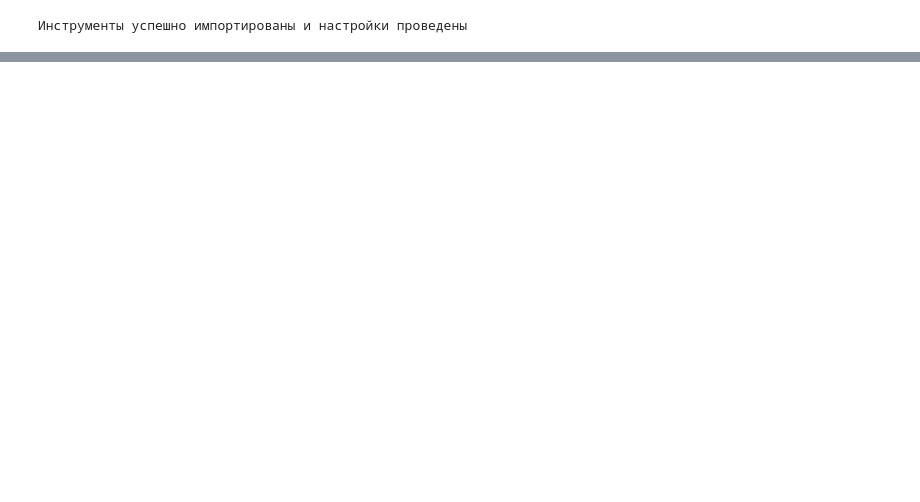
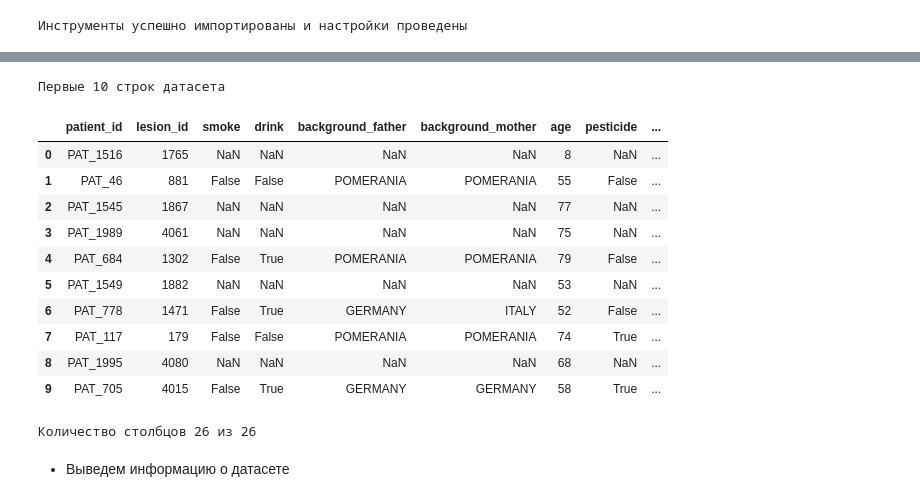
Before and after one commit to aleksandrakorol/Project-Data-Driven-Engineering, a Jupyter notebook: notebooks/EDA.ipynb, the cells around one changed output, grey strips where cells are left out. Saved outputs shown, nothing was run; the diff lists cells and outputs as text; code cells hidden in the pictures; blank space fills up the shorter version.

```diff
--- a/notebooks/EDA.ipynb
+++ b/notebooks/EDA.ipynb
@@ -32,0 +46,12 @@ print("Инструменты успешно импортированы и на
+# %%
+File_ID = "1RtRInobd1gXIJ6yMKnNjgi3QjuUZo9kW"
+# File_ID - ID файла (наш dataset) на Google Drive
+
+File_url = f"https://drive.google.com/uc?id={File_ID}"
+# File_url - расположение файла
+
+raw_data = pd.read_csv(File_url)
+# читаем файл
+
+print("Датасет импортирован успешно")
+print(f"Датасет имеет {raw_data.shape[0]} строк и {raw_data.shape[1]} столбцов.")
@@ -32,0 +72,22 @@ print("Инструменты успешно импортированы и на
+# %%
+# Выводим первые 10 строк датасета для проверки
+print("Первые 10 строк датасета")
+display(raw_data.head(10))
+
+print(f"\nКоличество столбцов {raw_data.shape[1]} из 26")
+# %% [output]
+Первые 10 строк датасета
+|  | patient_id | lesion_id | smoke | drink | background_father | background_mother | age | pesticide | ... |
+| 0 | PAT_1516 | 1765 | NaN | NaN | NaN | NaN | 8 | NaN | ... |
+| 1 | PAT_46 | 881 | False | False | POMERANIA | POMERANIA | 55 | False | ... |
+| 2 | PAT_1545 | 1867 | NaN | NaN | NaN | NaN | 77 | NaN | ... |
+| 3 | PAT_1989 | 4061 | NaN | NaN | NaN | NaN | 75 | NaN | ... |
+| 4 | PAT_684 | 1302 | False | True | POMERANIA | POMERANIA | 79 | False | ... |
+| 5 | PAT_1549 | 1882 | NaN | NaN | NaN | NaN | 53 | NaN | ... |
+| 6 | PAT_778 | 1471 | False | True | GERMANY | ITALY | 52 | False | ... |
+| 7 | PAT_117 | 179 | False | False | POMERANIA | POMERANIA | 74 | True | ... |
+| 8 | PAT_1995 | 4080 | NaN | NaN | NaN | NaN | 68 | NaN | ... |
+| 9 | PAT_705 | 4015 | False | True | GERMANY | GERMANY | 58 | True | ... |
+Количество столбцов 26 из 26
+# %% [markdown]
+- Выведем информацию о датасете
```
Also changed, not shown: parts of 31 cells of this notebook.
